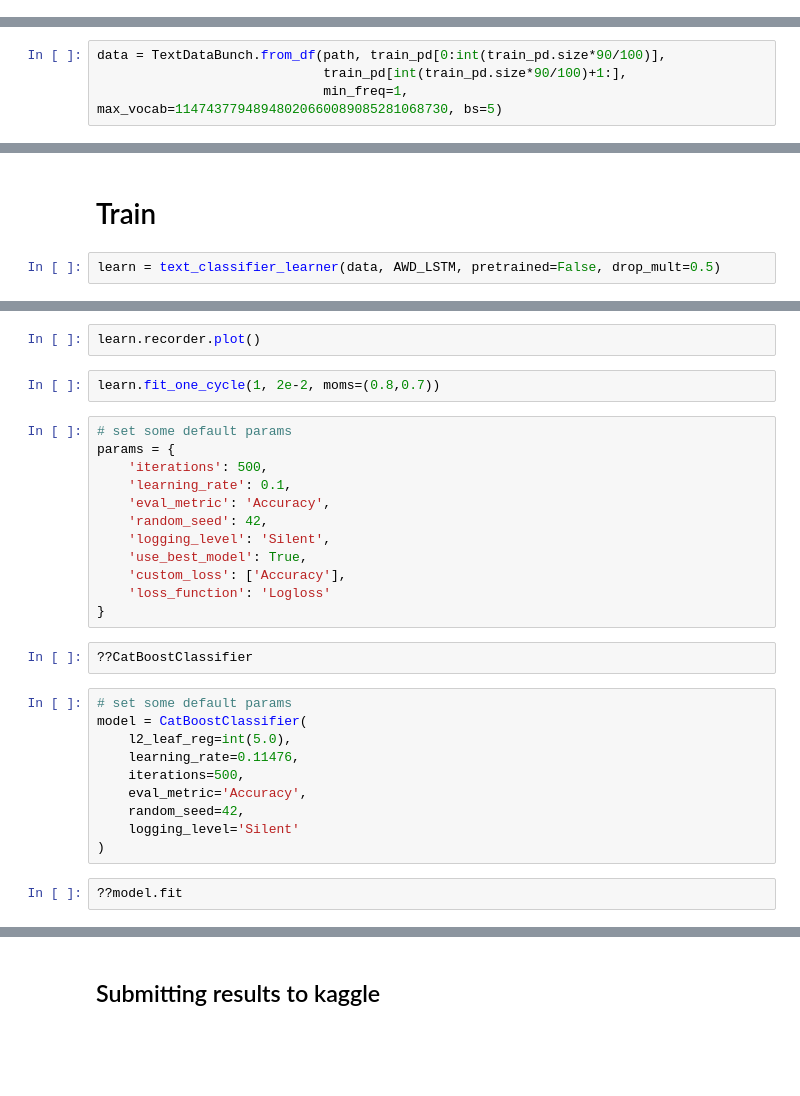
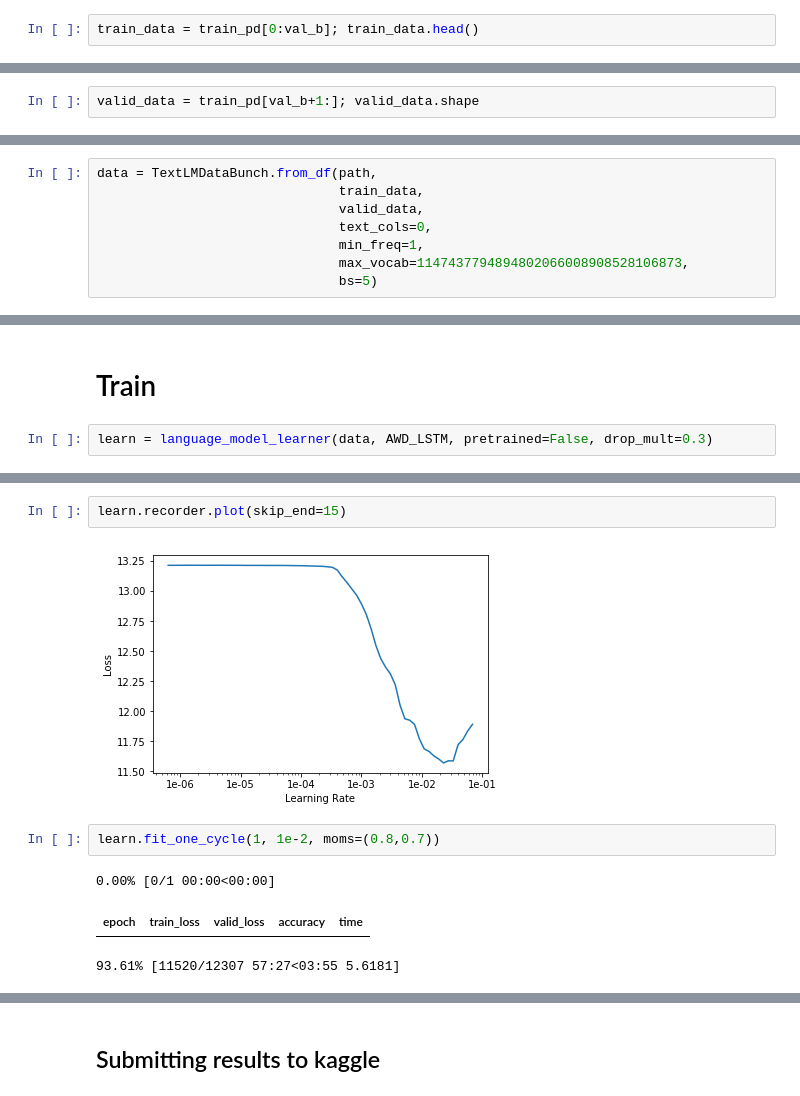
Before and after one commit to kuptservol/kaggle, a Jupyter notebook: integer-sequence.ipynb, the cells around one changed output, grey strips where cells are left out. Cells and saved outputs as stored; diff of their text form; blank space fills up the shorter version.

```diff
--- a/integer-sequence.ipynb
+++ b/integer-sequence.ipynb
@@ -89,0 +100,2 @@ train_pd['Target'] = train_csv_pd['Sequence'].apply(lambda x: ' '.join(x.split('
+# %%
+train_data = train_pd[0:val_b]; train_data.head()
@@ -89,0 +109,2 @@ train_pd['Target'] = train_csv_pd['Sequence'].apply(lambda x: ' '.join(x.split('
+# %%
+valid_data = train_pd[val_b+1:]; valid_data.shape
@@ -105,5 +128,9 @@ train_pd.size
 # %%
-data = TextDataBunch.from_df(path, train_pd[0:int(train_pd.size*90/100)],
-                             train_pd[int(train_pd.size*90/100)+1:],
-                             min_freq=1, max_vocab=11474377948948020660089085281068730, bs=5)
+data = TextLMDataBunch.from_df(path,
+                               train_data,
+                               valid_data,
+                               text_cols=0,
+                               min_freq=1,
+                               max_vocab=1147437794894802066008908528106873,
+                               bs=5)
 # %%
@@ -120,7 +160,7 @@ data.show_batch()
 # %% [markdown]
 # Train
 # %%
-learn = text_classifier_learner(data, AWD_LSTM, pretrained=False, drop_mult=0.5)
+learn = language_model_learner(data, AWD_LSTM, pretrained=False, drop_mult=0.3)
 # %%
 learn.lr_find()
 # %% [output]
@@ -130,30 +169,10 @@ learn.lr_find()
 # %%
-learn.recorder.plot()
+learn.recorder.plot(skip_end=15)
+# %% [output]
+[figure, added]
 # %%
-learn.fit_one_cycle(1, 2e-2, moms=(0.8,0.7))
+learn.fit_one_cycle(1, 1e-2, moms=(0.8,0.7))
+# %% [output]
+0.00% [0/1 00:00<00:00]
+| epoch | train_loss | valid_loss | accuracy | time |
+93.61% [11520/12307 57:27<03:55 5.6181]
-# %%
-# set some default params
-params = {
-    'iterations': 500,
-    'learning_rate': 0.1,
-    'eval_metric': 'Accuracy',
-    'random_seed': 42,
-    'logging_level': 'Silent',
-    'use_best_model': True,
-    'custom_loss': ['Accuracy'],
-    'loss_function': 'Logloss'
-}
-# %%
-??CatBoostClassifier
-# %%
-# set some default params
-model = CatBoostClassifier(
-    l2_leaf_reg=int(5.0),
-    learning_rate=0.11476,
-    iterations=500,
-    eval_metric='Accuracy',
-    random_seed=42,
-    logging_level='Silent'
-)
-# %%
-??model.fit
```
Also changed, not shown: parts of 47 cells of this notebook.
